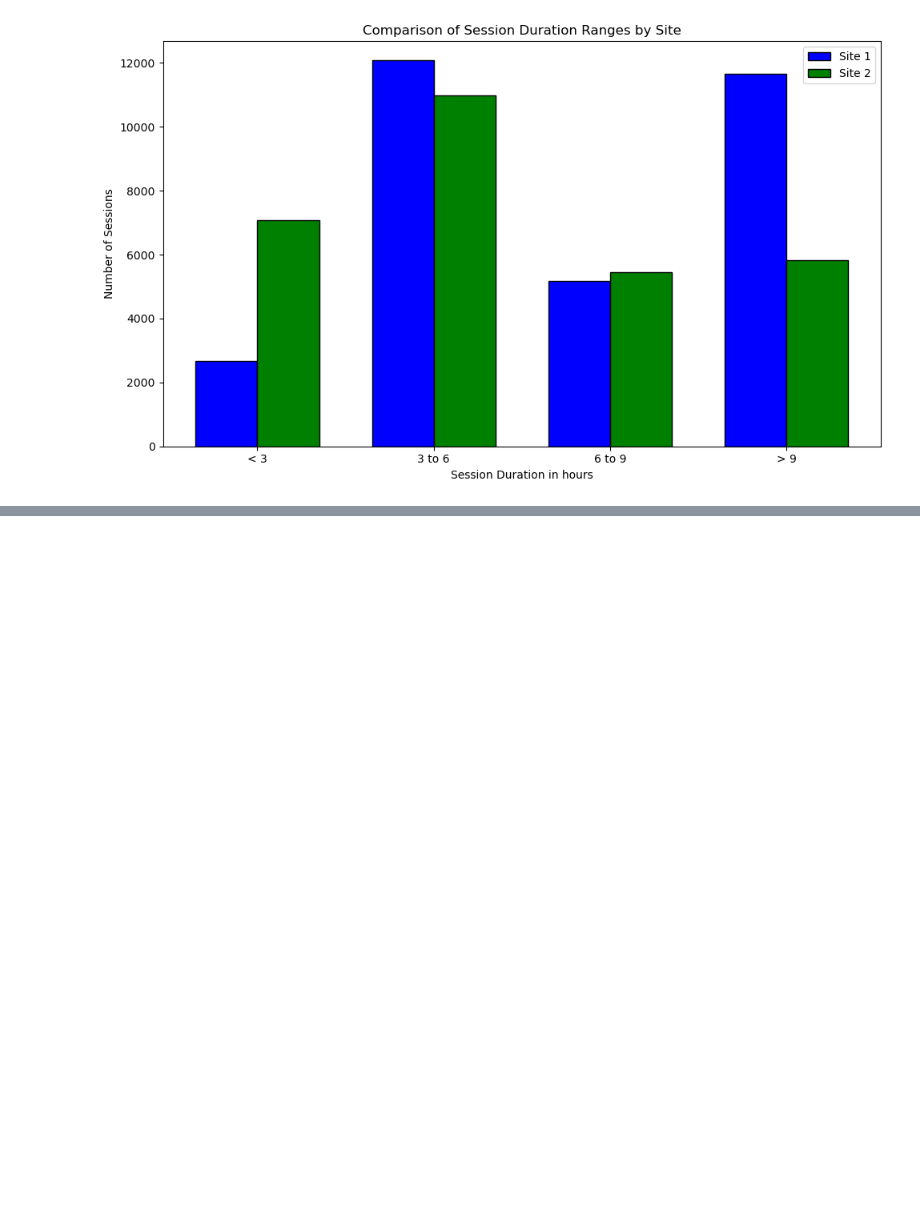
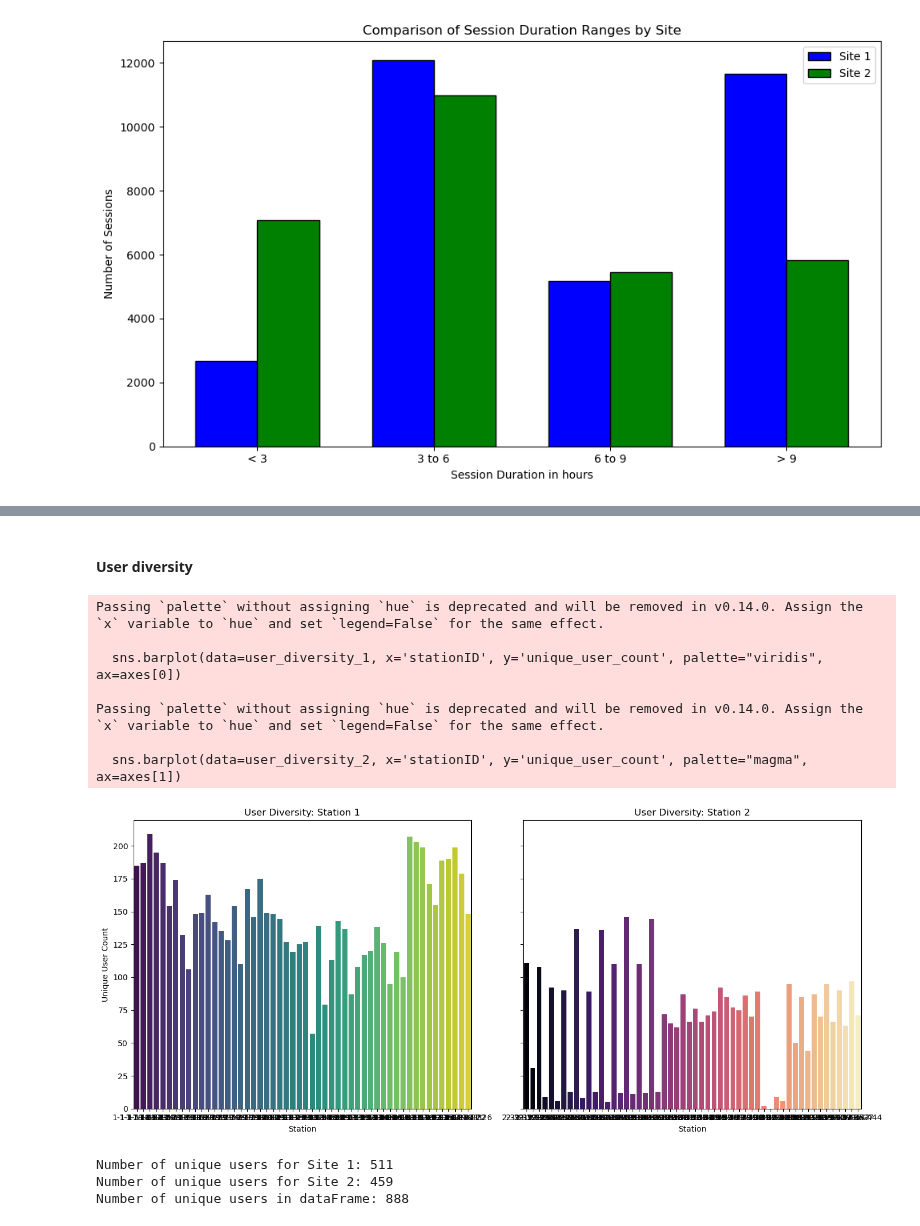
Before and after one commit to Zeyd263/DataDynamos, a Jupyter notebook: Preprocessing.ipynb, the cells around one changed output, grey strips where cells are left out. Drawn from its saved outputs; the diff is of its cells as text; code cells hidden in the pictures; blank space fills up the shorter version.

```diff
--- a/Preprocessing.ipynb
+++ b/Preprocessing.ipynb
@@ -404,0 +562,32 @@ plt.show()
+# %% [markdown]
+#### User diversity
+# %%
+# Group by 'stationID' and count unique 'userID'
+user_diversity_1 = data_1.groupby('stationID')['userID'].nunique().reset_index(name='unique_user_count')
+user_diversity_2 = data_2.groupby('stationID')['userID'].nunique().reset_index(name='unique_user_count')
+
+fig, axes = plt.subplots(1, 2, figsize=(14, 6), sharey=True)
+
+# Plot data for Station 1 in the first subplot
+sns.barplot(data=user_diversity_1, x='stationID', y='unique_user_count', palette="viridis", ax=axes[0])
+axes[0].set_title('User Diversity: Station 1')
+axes[0].set_xlabel('Station')
+axes[0].set_ylabel('Unique User Count')
+
+# Plot data for Station 2 in the second subplot
+sns.barplot(data=user_diversity_2, x='stationID', y='unique_user_count', palette="magma", ax=axes[1])
+axes[1].set_title('User Diversity: Station 2')
+axes[1].set_xlabel('Station')
+axes[1].set_ylabel('Unique User Count')
+
+# Tight layout to adjust spacing and avoid overlap
+plt.tight_layout()
+# %% [output]
+Passing `palette` without assigning `hue` is deprecated and will be removed in v0.14.0. Assign the `x` variable to `hue` and set `legend=False` for the same effect.
+
+  sns.barplot(data=user_diversity_1, x='stationID', y='unique_user_count', palette="viridis", ax=axes[0])
+
+Passing `palette` without assigning `hue` is deprecated and will be removed in v0.14.0. Assign the `x` variable to `hue` and set `legend=False` for the same effect.
+
+  sns.barplot(data=user_diversity_2, x='stationID', y='unique_user_count', palette="magma", ax=axes[1])
+[figure, added]
@@ -404,0 +608,17 @@ plt.show()
+# %%
+# Calculate the unique users for Site 1
+site1_unique_users = calculate_unique_users(data_1)
+print(f"Number of unique users for Site 1: {site1_unique_users}")
+
+# Calculate the unique users for Site 2
+site2_unique_users = calculate_unique_users(data_2)
+print(f"Number of unique users for Site 2: {site2_unique_users}")
+
+
+# Calculate the unique users for Site 2
+unique_users = calculate_unique_users(data_unique)
+print(f"Number of unique users in dataFrame: {unique_users}")
+# %% [output]
+Number of unique users for Site 1: 511
+Number of unique users for Site 2: 459
+Number of unique users in dataFrame: 888
```
Also changed, not shown: parts of 22 cells of this notebook.
